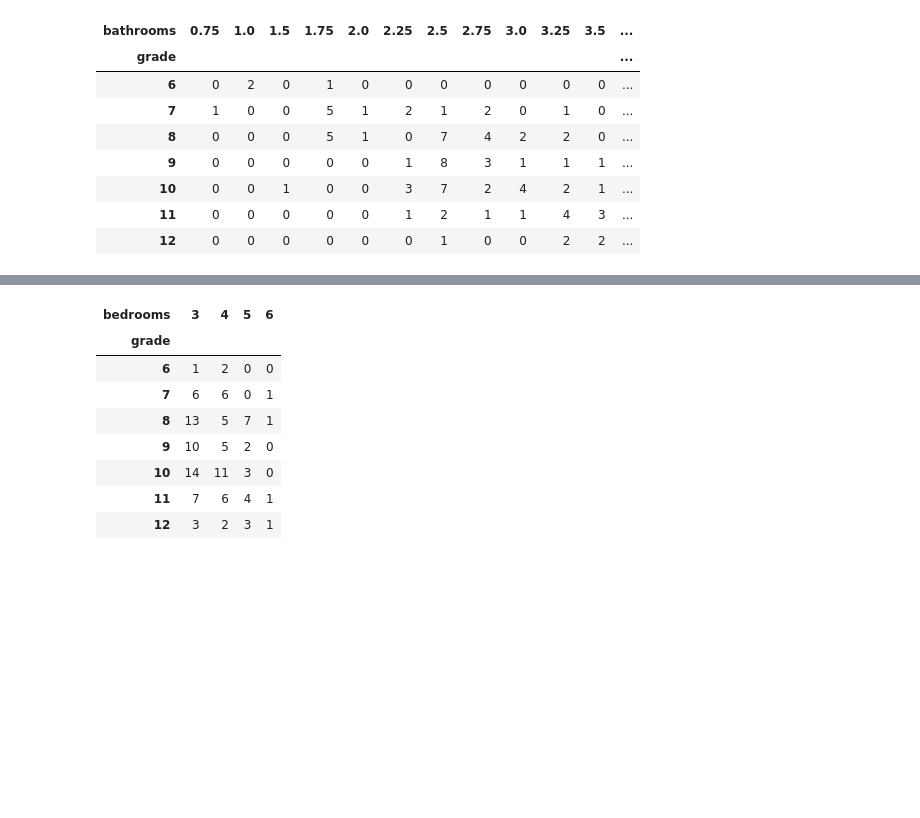
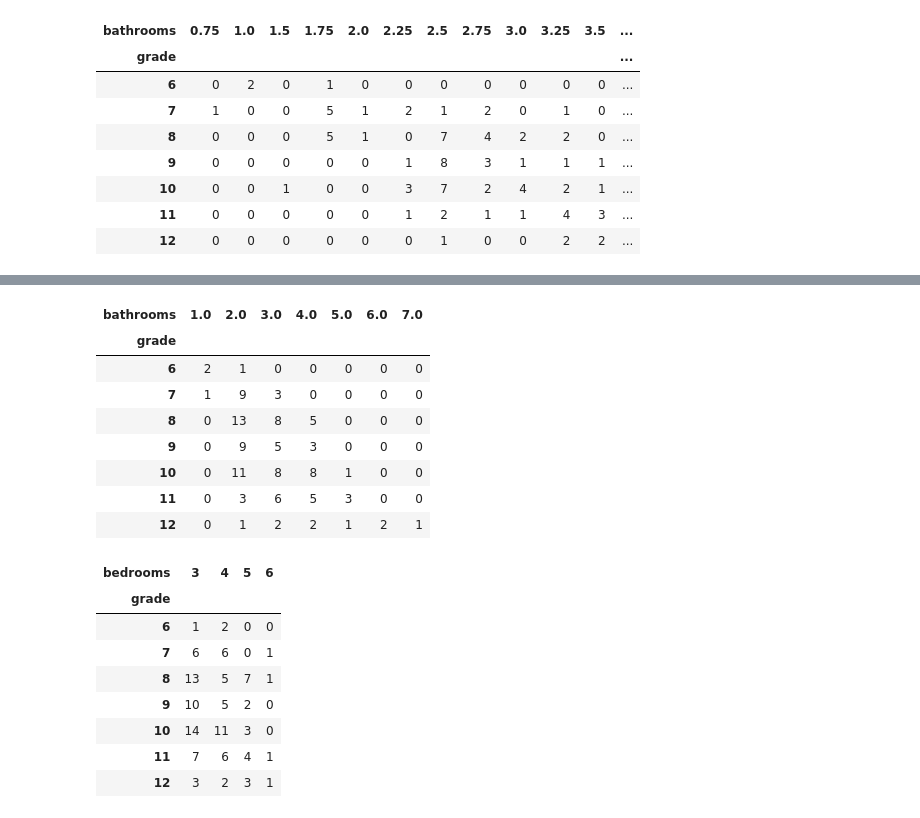
Before and after one commit to Linchen106/Project1, a Jupyter notebook: Prognose Immobilienpreise.ipynb, the cells around one changed output, grey strips where cells are left out. Saved outputs shown, nothing was run; the diff lists cells and outputs as text; code cells hidden in the pictures; blank space fills up the shorter version.

```diff
--- a/Prognose Immobilienpreise.ipynb
+++ b/Prognose Immobilienpreise.ipynb
@@ -748,3 +778,17 @@ plt.show();
+# %%
+grade_bath = ['grade', 'bathrooms']
+cm = sns.light_palette("red", as_cmap=True)
+pd.crosstab(immo_water[grade_bath[0]], immo_water[grade_bath[1]]).style.background_gradient(cmap = cm)
+# %% [output]
+| bathrooms | 1.0 | 2.0 | 3.0 | 4.0 | 5.0 | 6.0 | 7.0 |
+| grade |  |  |  |  |  |  |  |
+| 6 | 2 | 1 | 0 | 0 | 0 | 0 | 0 |
+| 7 | 1 | 9 | 3 | 0 | 0 | 0 | 0 |
+| 8 | 0 | 13 | 8 | 5 | 0 | 0 | 0 |
+| 9 | 0 | 9 | 5 | 3 | 0 | 0 | 0 |
+| 10 | 0 | 11 | 8 | 8 | 1 | 0 | 0 |
+| 11 | 0 | 3 | 6 | 5 | 3 | 0 | 0 |
+| 12 | 0 | 1 | 2 | 2 | 1 | 2 | 1 |
 # %%
 grade_bed = ['grade', 'bedrooms']
 cm = sns.light_palette("red", as_cmap=True)
```
Also changed, not shown: parts of 7 cells of this notebook.
